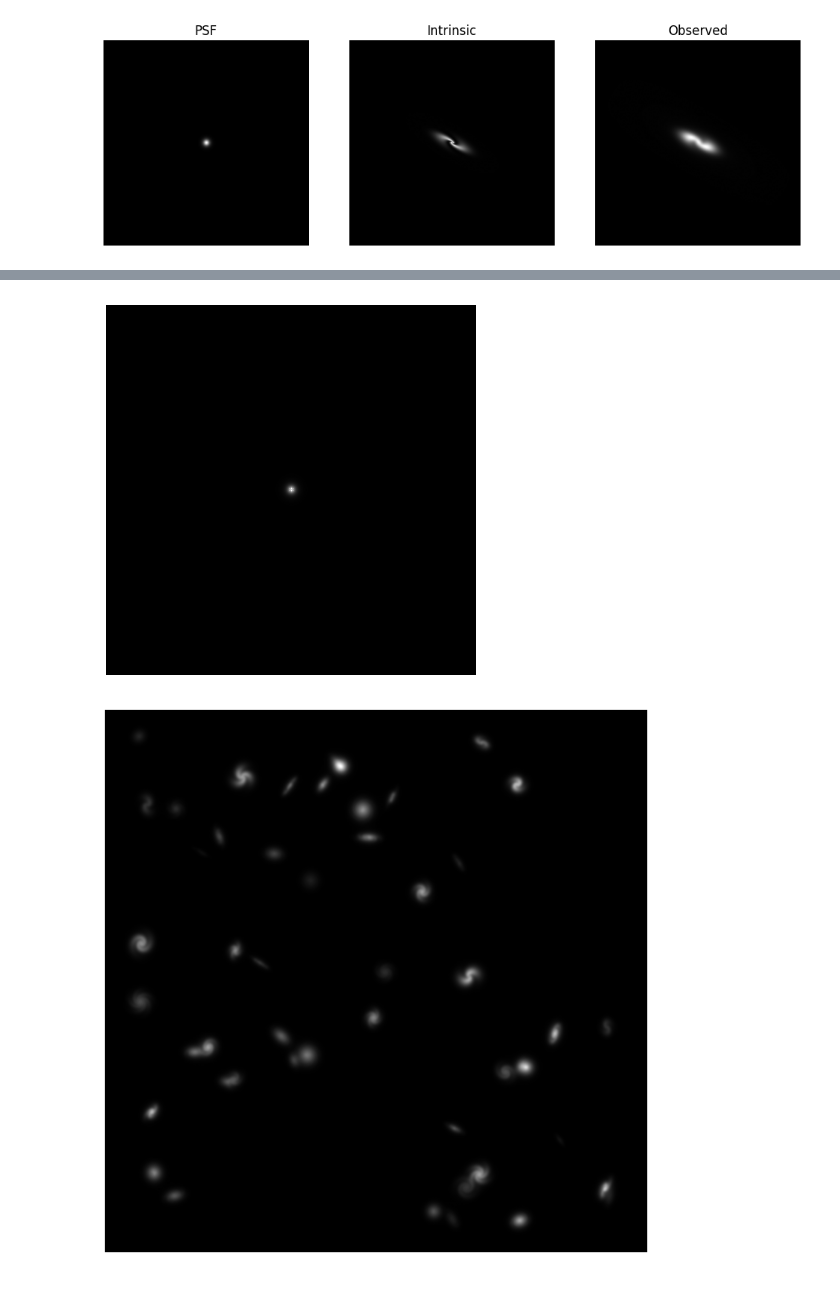
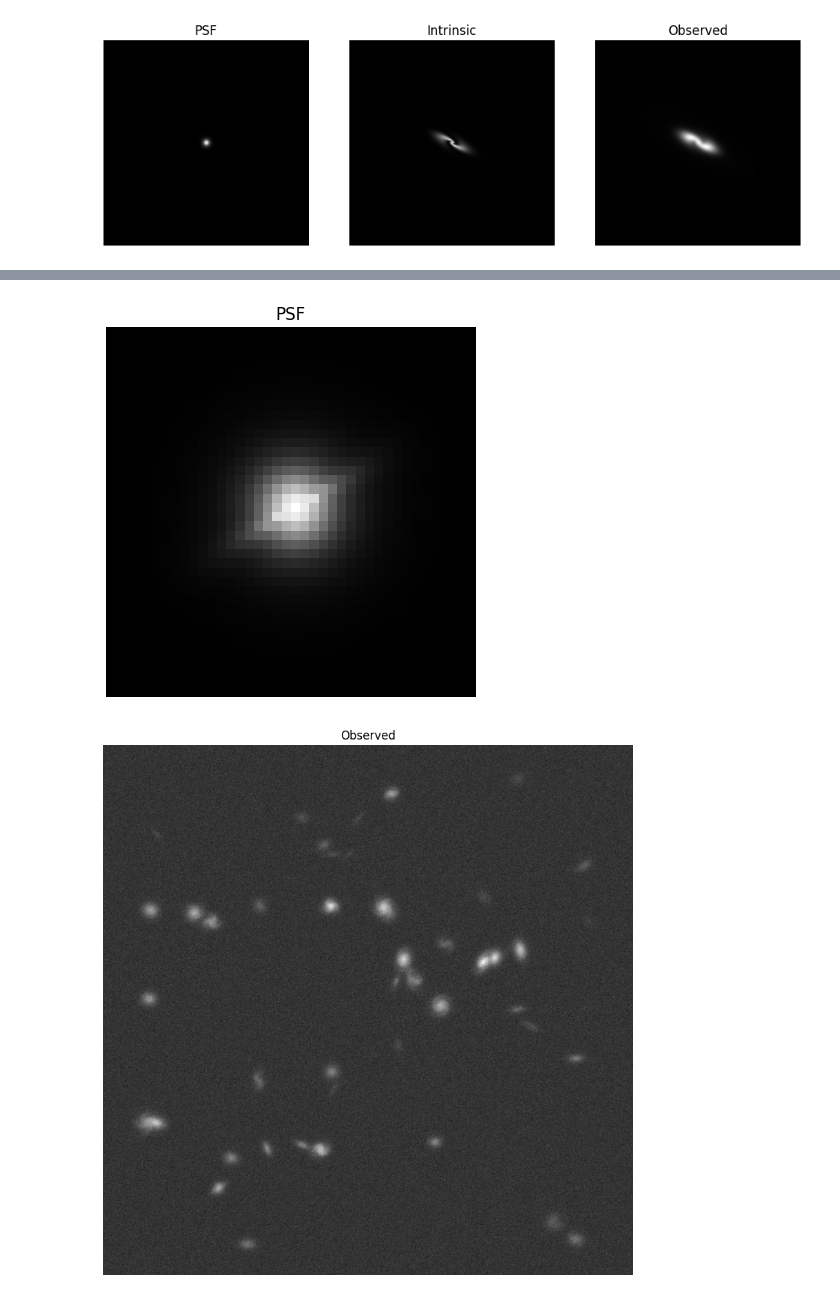
Before and after one commit to nielsklerk/FRP, a Jupyter notebook: notebooks/02_gaap.ipynb, the cells around one changed output, grey strips where cells are left out. Drawn from its saved outputs; the diff is of its cells as text; code cells hidden in the pictures.

Commit message:
made the code work with the bigger image

```diff
--- a/notebooks/02_gaap.ipynb
+++ b/notebooks/02_gaap.ipynb
@@ -58,13 +66,17 @@ N_galaxies = 50
 height = 1000
 width = 1000
 margin = 50
-a = 8
-b = 8
+
+# Define scaling for the weight
+a = 6
+b = 6
+
+image = np.zeros((height, width), dtype=float)
 
 centers = []
 true_F = []
-image = np.zeros((height, width), dtype=float)
 for _ in range(N_galaxies):
+    # Generate random galaxy parameters
     xc = np.random.uniform(0 + margin, width - margin)
     yc = np.random.uniform(0 + margin, height - margin)
     k = np.random.uniform(1e-3, 1)
@@ -76,15 +88,23 @@ for _ in range(N_galaxies):
     arm_width = np.random.uniform(0.001, 0.004)
     bulge_strength = np.random.uniform(0.5, 1)
     Rc = np.random.uniform(10, 15)
+
+    # Generate galaxy image
     galaxy_image = sersic(height, width, xc, yc, k, n, inclination=inclination, rotation=rotation, Rc=Rc, n_arms=n_arms,
-                    winding=winding, bulge_strength=bulge_strength,
-                    direction=np.random.choice([-1, 1])) * np.random.uniform(1, 10)
+                          winding=winding, bulge_strength=bulge_strength,
+                          direction=np.random.choice([-1, 1])) * np.random.uniform(1, 10)
+
+    # Store galaxy center and true flux
     centers.append((xc, yc))
     weight = gaussian_weight(height, width, xc, yc, a, b)
+    true_F.append(np.sum(weight * galaxy_image))
 
-    true_F.append(np.sum(weight * galaxy_image))
+    # Add galaxy image to the total image
     image += galaxy_image
-plt.figure(figsize=(8, 8))
+
+# Plot intrinsic image
+plt.figure(figsize=(10, 10))
 plt.imshow(image)
+plt.title("Intrinsic")
 plt.show()
 # %% [output]
@@ -92,11 +112,22 @@ plt.show()
 # %%
-image_psf = moffat(400, 400, 2, 5, n_spikes=6, rotation=np.pi/3, spike_strength=0.2, spike_width=0.2, Rc=2)
+# Define normalized PSF
+image_psf = moffat(40, 40, 2, 5, n_spikes=1, rotation=np.pi / 3, spike_strength=0.2, spike_width=0.2, Rc=8)
 image_psf /= image_psf.sum()
+
+# Plot PSF
 plt.imshow(image_psf)
+plt.title("PSF")
 plt.show()
-plt.figure(figsize=(8, 8))
-plt.imshow(fftconvolve(image, image_psf, mode='same')+np.random.random(size=image.shape)*0)
+
+# Add noise and convolve with PSF
+noise = np.random.normal(0, 0.5, size=image.shape)
+new_image = fftconvolve(image, image_psf, mode='same') + noise
+
+# Plot convolved image with noise
+plt.figure(figsize=(10, 10))
+plt.imshow(new_image)
+plt.title("Observed")
 plt.show()
 # %% [output]
-[figure, old version]
+[figure, new version]
-[figure, old version]
+[figure, new version]
```
Also changed, not shown: parts of 16 cells of this notebook, 1 other file.
